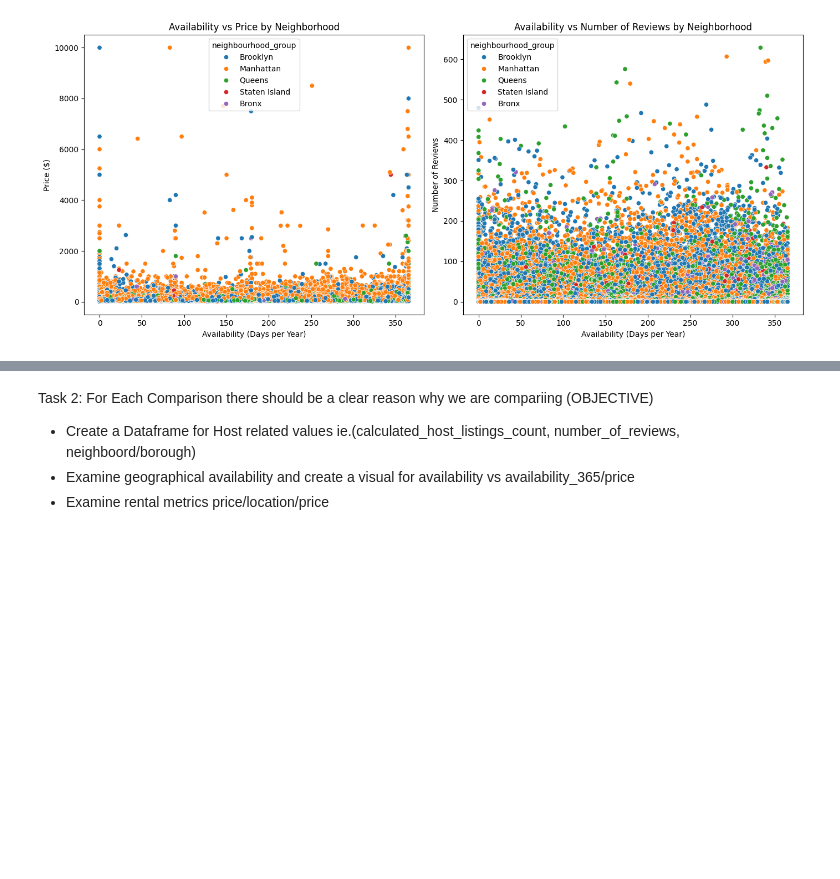
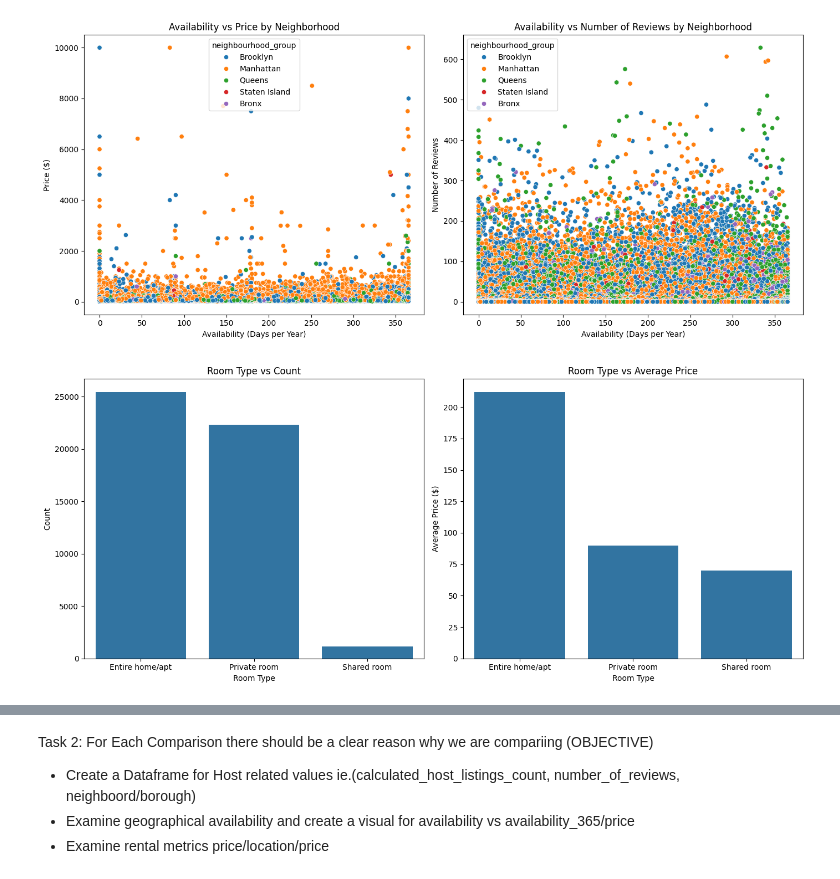
Before and after one commit to Arda-Dinc04/Airbnb-Project, a Jupyter notebook: Test.ipynb, the cells around one changed output, grey strips where cells are left out. Drawn from its saved outputs; the diff is of its cells as text; code cells hidden in the pictures; blank space fills up the shorter version.

Commit message:
Update new Graphs

```diff
--- a/Test.ipynb
+++ b/Test.ipynb
@@ -67,0 +66,26 @@ plt.show()
+# %%
+room_type_count = dataAribnb['room_type'].value_counts().reset_index()
+room_type_count.columns = ['room_type', 'count']
+
+# Avg Price
+room_type_price = dataAribnb.groupby('room_type')['price'].mean().reset_index()
+
+# matplotlib figure (1 row, 2 columns)
+fig, axes = plt.subplots(1, 2, figsize=(14, 6))
+
+# Room Type vs Count
+sns.barplot(ax=axes[0], data=room_type_count, x='room_type', y='count')
+axes[0].set_title('Room Type vs Count')
+axes[0].set_xlabel('Room Type')
+axes[0].set_ylabel('Count')
+
+# Room Type vs Average Price
+sns.barplot(ax=axes[1], data=room_type_price, x='room_type', y='price')
+axes[1].set_title('Room Type vs Average Price')
+axes[1].set_xlabel('Room Type')
+axes[1].set_ylabel('Average Price ($)')
+
+plt.tight_layout()
+plt.show()
+# %% [output]
+[figure, added]
```
Also changed, not shown: parts of 4 cells of this notebook, 1 other file.
